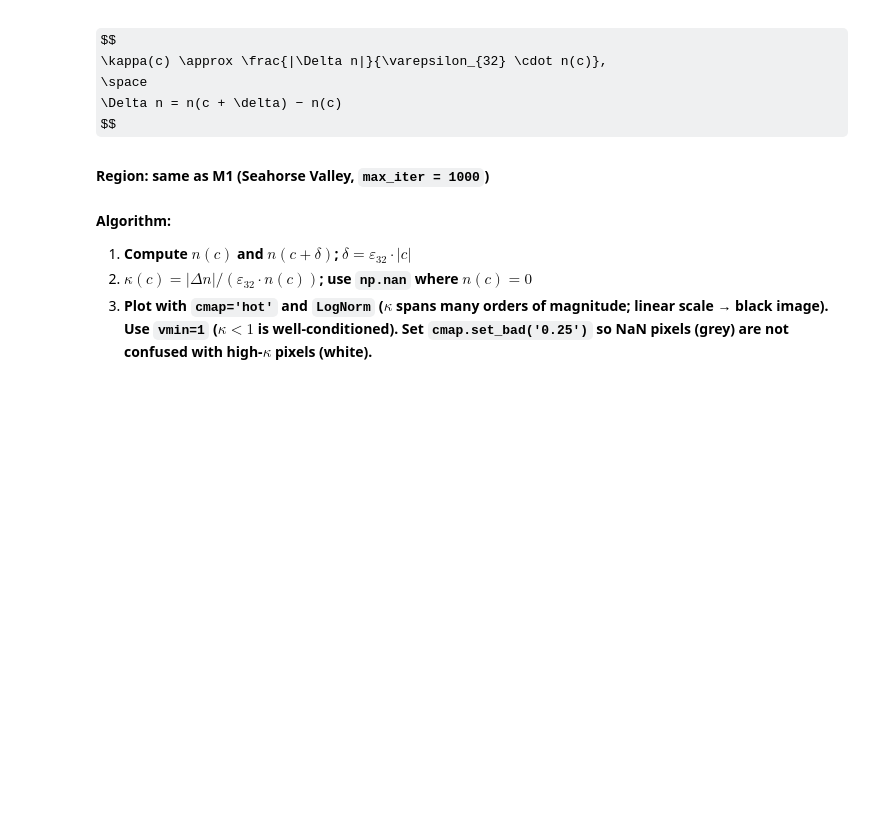
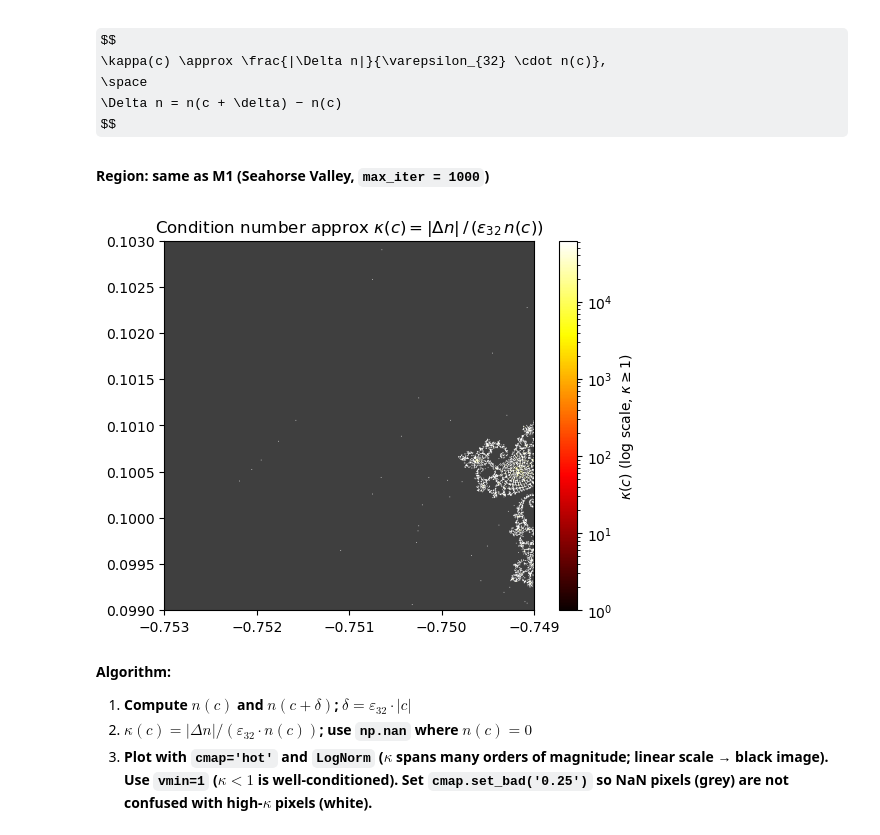
Before and after one commit to NDS8-TCP/nsc-mikkel, a Jupyter notebook: l08_milestones.ipynb, the cells around one changed output. Drawn from its saved outputs; the diff is of its cells as text; code cells hidden in the pictures; some formulas as TeX source; blank space fills up the shorter version.

```diff
--- a/l08_milestones.ipynb
+++ b/l08_milestones.ipynb
@@ -166,36 +166,57 @@ $$
 ****Region:** same as M1 (Seahorse Valley, `max_iter = 1000`)**
 # %%
 # From slide 40
+# Format and comments made by me
 
 import numpy as np
 import matplotlib.pyplot as plt
 from matplotlib.colors import LogNorm
+
+# Parameter
 N, MAX_ITER = 512, 1000
+
+# image grid
 x = np.linspace(-0.7530, -0.7490, N)
-y = np.linspace( 0.0990, 0.1030, N)
+y = np.linspace(0.0990, 0.1030, N)
+
+# grid of complex numbers - used to compute mandelbrot
 C = (x[np.newaxis, :] + 1j * y[:, np.newaxis]).astype(np.complex128)
+
+# Machine precision
 eps32 = float(np.finfo(np.float32).eps)
 delta = np.maximum(eps32 * np.abs(C), 1e-10)
+
+
 def escape_count(C, max_iter):
-    z = np.zeros_like(C); cnt = np.full(C.shape, max_iter, dtype=np.int32)
-    esc = np.zeros(C.shape, dtype=bool)
+    z = np.zeros_like(C)
+    iterations = np.full(C.shape, max_iter, dtype=np.int32)
+    escaped = np.zeros(C.shape, dtype=bool)
     for k in range(max_iter):
-        z[~esc] = z[~esc]**2 + C[~esc]
-        newly = ~esc & (np.abs(z) > 2.0)
-        cnt[newly] = k; esc[newly] = True
-    return cnt
-n_base      = escape_count(C,         MAX_ITER).astype(float)
-n_perturb   = escape_count(C + delta, MAX_ITER).astype(float)
+        z[~escaped] = z[~escaped]**2 + C[~escaped]
+        newly = ~escaped & (np.abs(z) > 2.0)
+        iterations[newly] = k
+        escaped[newly] = True
+    return iterations
+
+
+n_base = escape_count(C,         MAX_ITER).astype(float)
+n_perturb = escape_count(C + delta, MAX_ITER).astype(float)
 dn = np.abs(n_base - n_perturb)
 kappa = np.where(n_base > 0, dn / (eps32 * n_base), np.nan)
-cmap_k = plt.cm.hot.copy(); cmap_k.set_bad('0.25')
+
+# plot
+cmap_k = plt.cm.hot.copy()
+cmap_k.set_bad('0.25')
 vmax = np.nanpercentile(kappa, 99)
 plt.imshow(kappa, cmap=cmap_k, origin='lower',
            extent=[-0.7530, -0.7490, 0.0990, 0.1030],
            norm=LogNorm(vmin=1, vmax=vmax))
 plt.colorbar(label=r'$\kappa(c)$ (log scale, $\kappa \geq 1$)')
-plt.title(r'Condition number approx $\kappa(c) = |\Delta n|\,/\,(\varepsilon_{32}\,n(c))$')
+plt.title(
+    r'Condition number approx $\kappa(c) = |\Delta n|\,/\,(\varepsilon_{32}\,n(c))$')
 plt.show()
+# %% [output]
+[figure, added]
 # %% [markdown]
 ****Algorithm:****
 1. **Compute $n(c)$ and $n(c + \delta)$; $\delta = \varepsilon_{32} \cdot |c|$**
```
Also changed, not shown: parts of 6 cells of this notebook.
